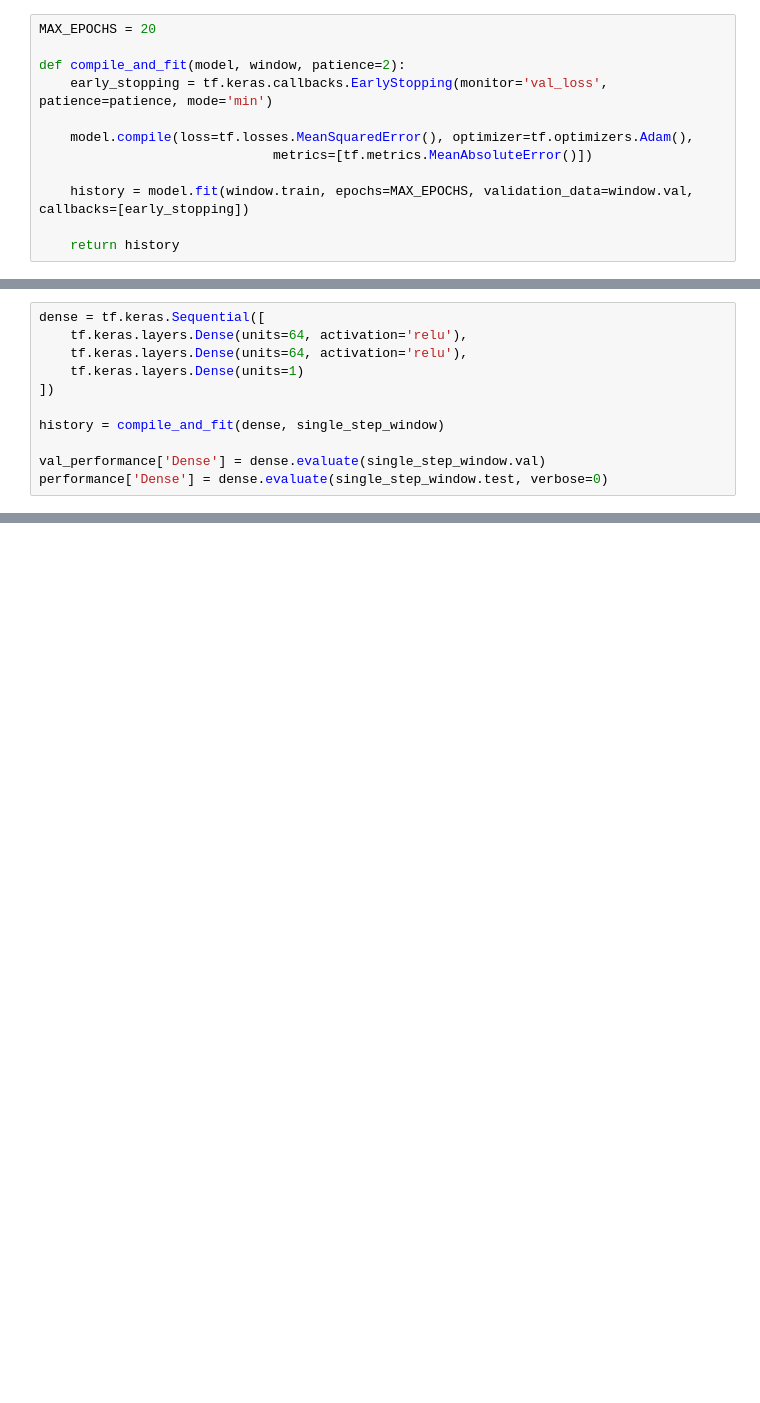
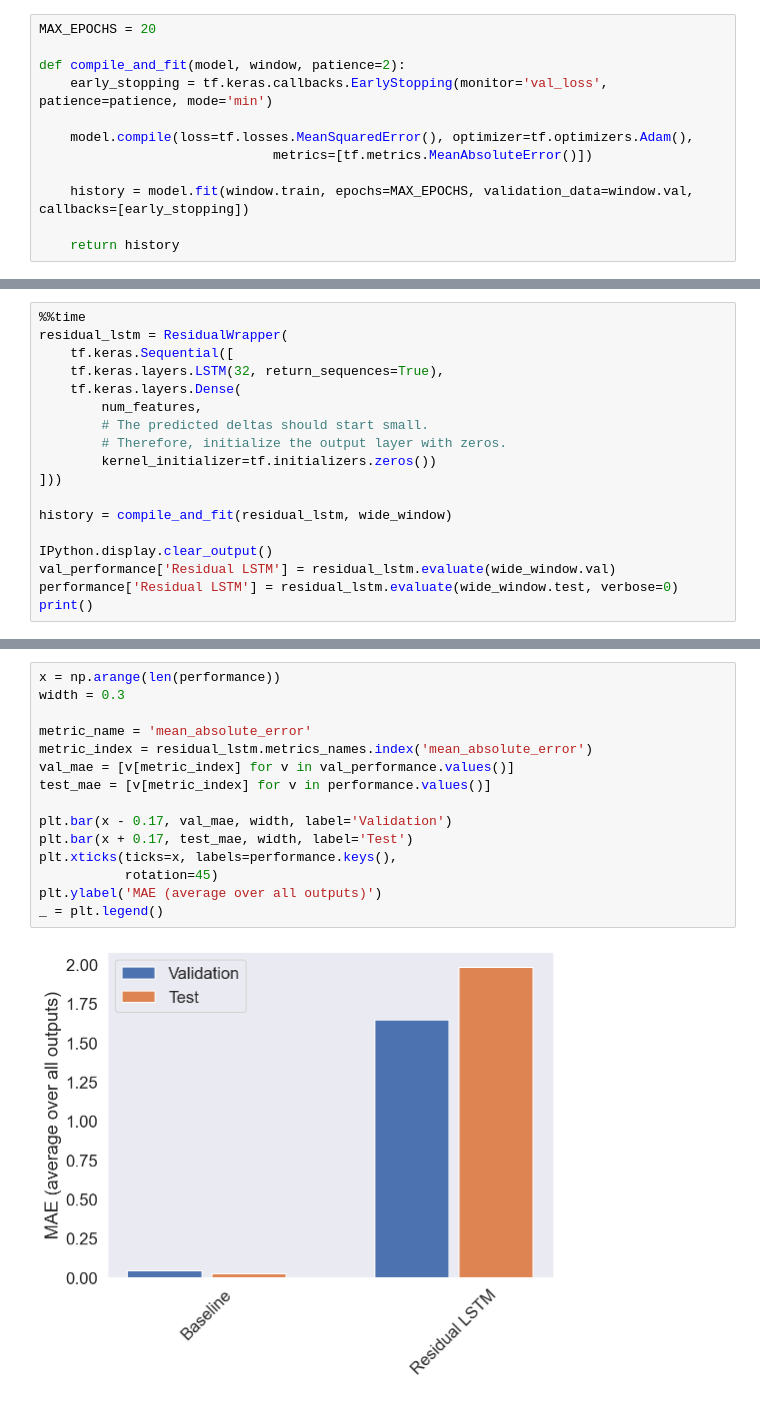
Before and after one commit to esbatiehsan/forecasting-floats, a Jupyter notebook: tensorflow-model.ipynb, the cells around one changed output, grey strips where cells are left out. Drawn from its saved outputs; the diff is of its cells as text; blank space fills up the shorter version.

```diff
--- a/tensorflow-model.ipynb
+++ b/tensorflow-model.ipynb
@@ -449,11 +319,0 @@ _ = axis.set_xticklabels(train_df.columns, rotation=90)
-# %%
-dense = tf.keras.Sequential([
-    tf.keras.layers.Dense(units=64, activation='relu'),
-    tf.keras.layers.Dense(units=64, activation='relu'),
-    tf.keras.layers.Dense(units=1)
-])
-
-history = compile_and_fit(dense, single_step_window)
-
-val_performance['Dense'] = dense.evaluate(single_step_window.val)
-performance['Dense'] = dense.evaluate(single_step_window.test, verbose=0)
@@ -481,0 +333,18 @@ wide_window.plot(dense)
+# %%
+%%time
+residual_lstm = ResidualWrapper(
+    tf.keras.Sequential([
+    tf.keras.layers.LSTM(32, return_sequences=True),
+    tf.keras.layers.Dense(
+        num_features,
+        # The predicted deltas should start small.
+        # Therefore, initialize the output layer with zeros.
+        kernel_initializer=tf.initializers.zeros())
+]))
+
+history = compile_and_fit(residual_lstm, wide_window)
+
+IPython.display.clear_output()
+val_performance['Residual LSTM'] = residual_lstm.evaluate(wide_window.val)
+performance['Residual LSTM'] = residual_lstm.evaluate(wide_window.test, verbose=0)
+print()
@@ -481,0 +356,17 @@ wide_window.plot(dense)
+# %%
+x = np.arange(len(performance))
+width = 0.3
+
+metric_name = 'mean_absolute_error'
+metric_index = residual_lstm.metrics_names.index('mean_absolute_error')
+val_mae = [v[metric_index] for v in val_performance.values()]
+test_mae = [v[metric_index] for v in performance.values()]
+
+plt.bar(x - 0.17, val_mae, width, label='Validation')
+plt.bar(x + 0.17, test_mae, width, label='Test')
+plt.xticks(ticks=x, labels=performance.keys(),
+           rotation=45)
+plt.ylabel('MAE (average over all outputs)')
+_ = plt.legend()
+# %% [output]
+[figure, added]
```
Also changed, not shown: parts of 46 cells of this notebook.
